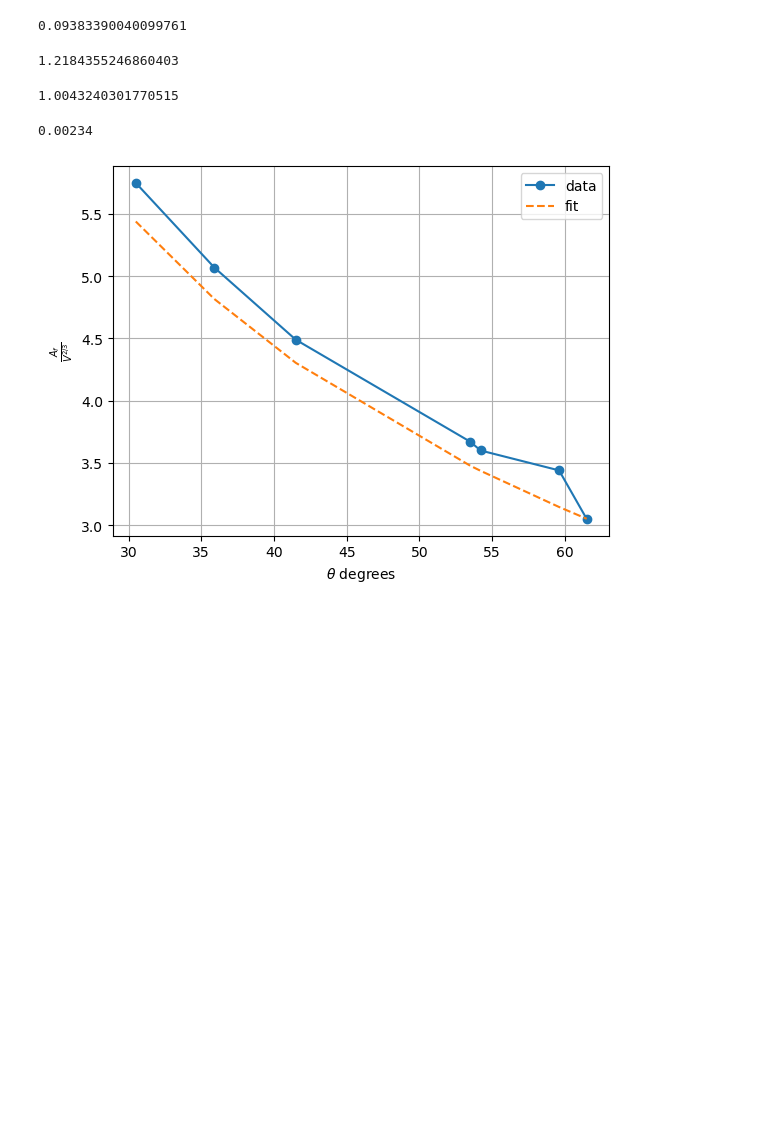
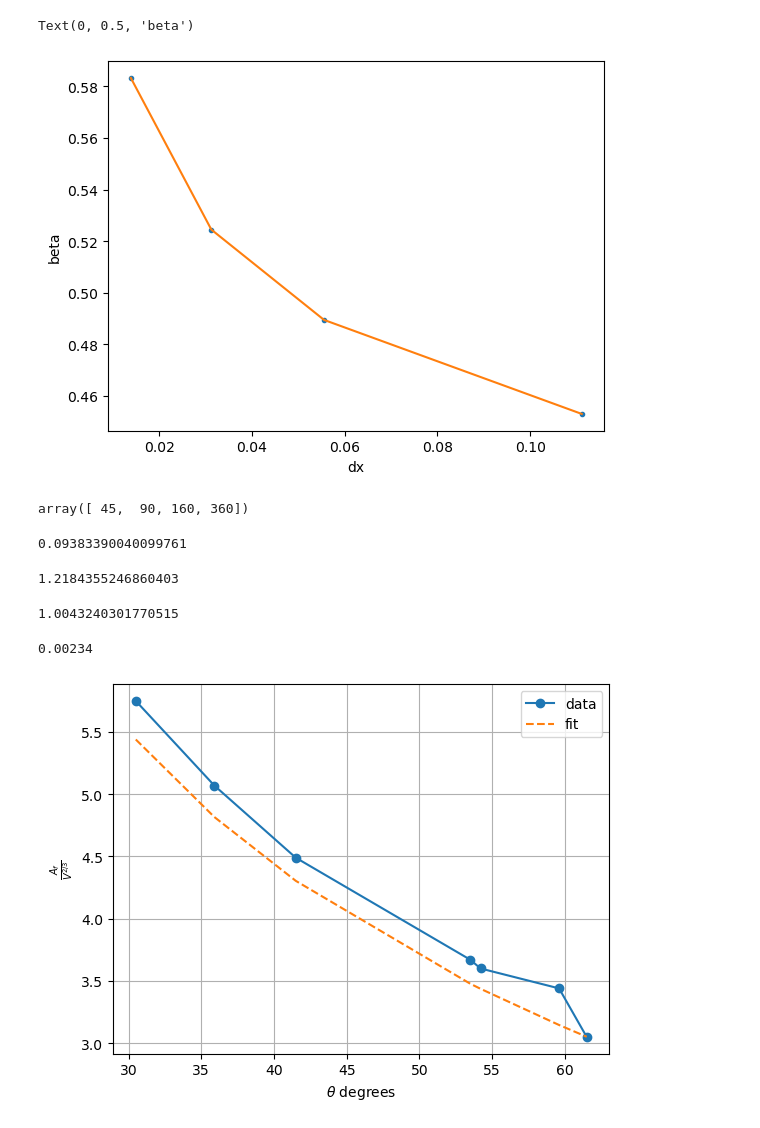
Before and after one commit to pmt58/Droplet_NGA2, a Jupyter notebook: beta.ipynb, the cells around one changed output. Drawn from its saved outputs; the diff is of its cells as text; code cells hidden in the pictures; blank space fills up the shorter version.

```diff
--- a/beta.ipynb
+++ b/beta.ipynb
@@ -1,6 +1,24 @@
 # %%
 import numpy as np
 import matplotlib.pyplot as plt
+# %%
+x=np.pi*60/180
+theta=x**2/np.sin(x)
+mu=0.1
+nx=5*np.array([9,18,32,72])
+dx=5/nx
+beta=theta/3/mu/np.log(1e5*5/nx)
+plt.plot(dx,beta,'.')
+plt.plot(dx,beta)
+plt.xlabel('dx')
+plt.ylabel('beta')
+# %% [output]
+Text(0, 0.5, 'beta')
+[figure, added]
+# %%
+nx
+# %% [output]
+array([ 45,  90, 160, 360])
 # %%
 rho=948
 mu=23.4*(10**-3)
```
Also changed, not shown: 4 other files.
